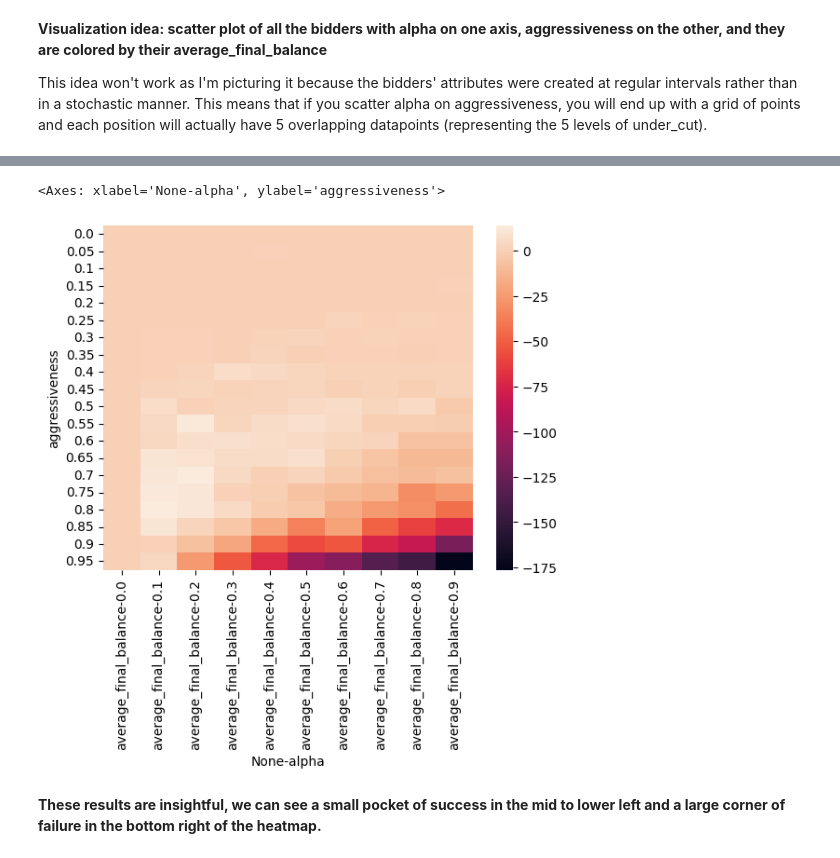
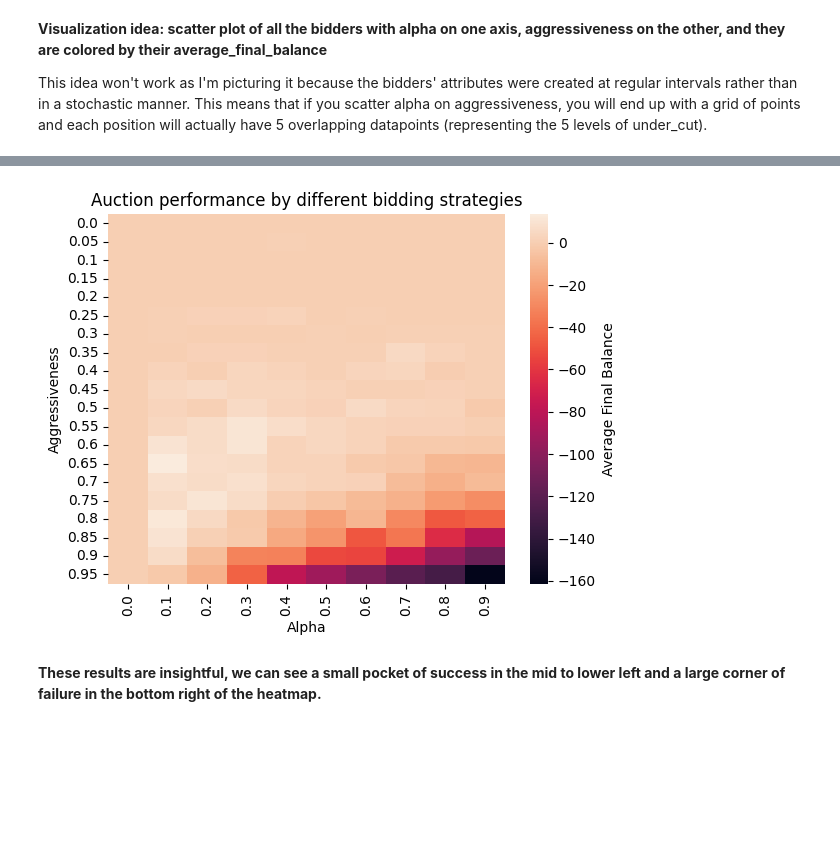
Before and after one commit to cbwright11/second-price-auction, a Jupyter notebook: Experiments.ipynb, the cells around one changed output, grey strips where cells are left out. Saved outputs shown, nothing was run; the diff lists cells and outputs as text; code cells hidden in the pictures; blank space fills up the shorter version.

```diff
--- a/Experiments.ipynb
+++ b/Experiments.ipynb
@@ -284,9 +284,16 @@ piv_tab
 # %%
 # create the heatmap
 
-sns.heatmap(piv_tab)
+heatmap = sns.heatmap(piv_tab, cbar_kws={'label': 'Average Final Balance'})
+
+# label axes
+plt.xlabel("Alpha")
+plt.ylabel("Aggressiveness")
+plt.title("Auction performance by different bidding strategies")
+
+plt.xticks(ticks=plt.xticks()[0], labels=[str(i/10) for i in range(10)]);
+# heatmap.figure.colorbar(heatmap.collections[0], ax=heatmap.axes, label='Color Legend Title')
 # %% [output]
-<Axes: xlabel='None-alpha', ylabel='aggressiveness'>
-[figure, old version]
+[figure, new version]
 # %% [markdown]
 **These results are insightful, we can see a small pocket of success in the mid to lower left and a large corner of failure in the bottom right of the heatmap.**
```
Also changed, not shown: parts of 9 cells of this notebook, 1 other file.
